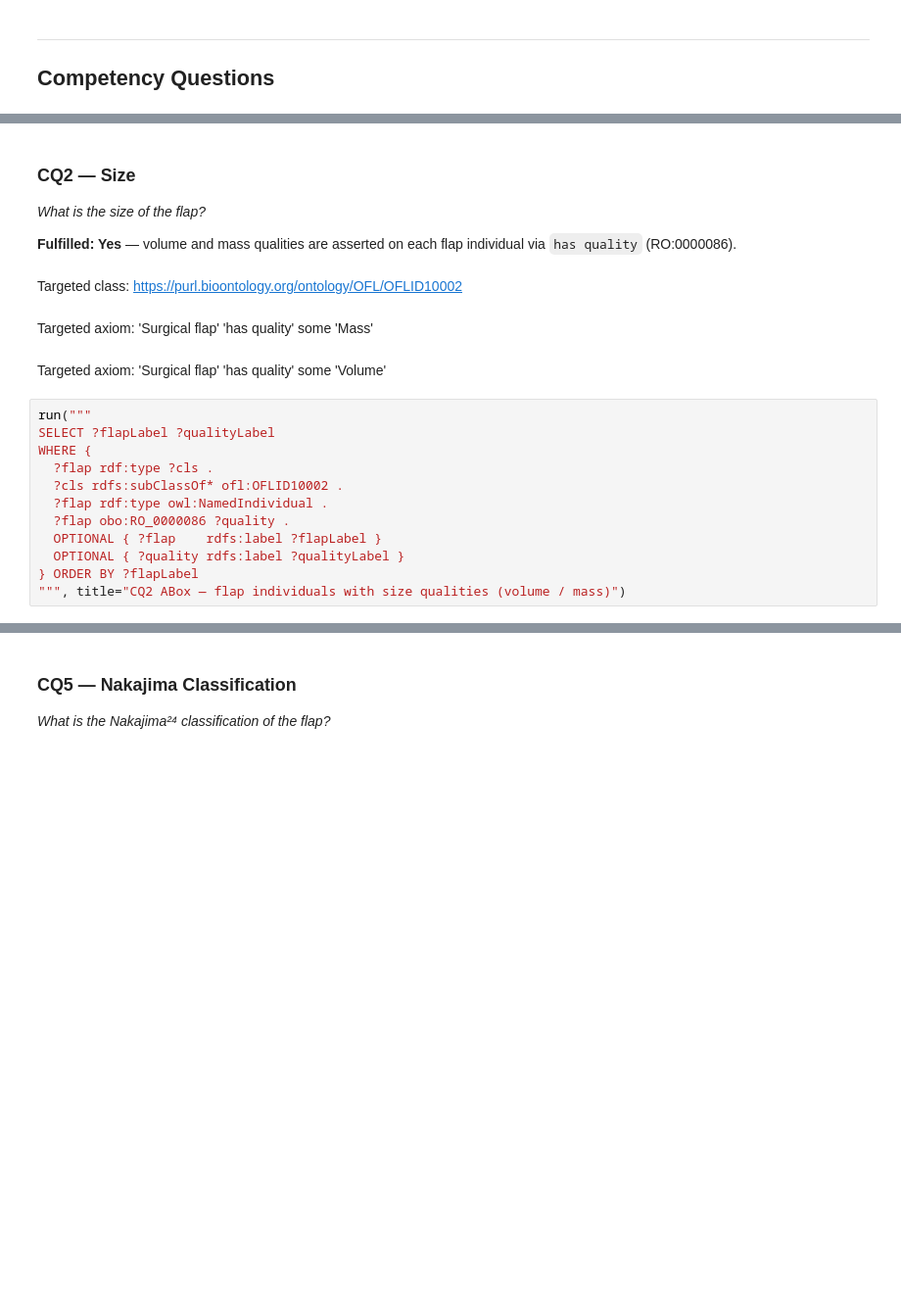
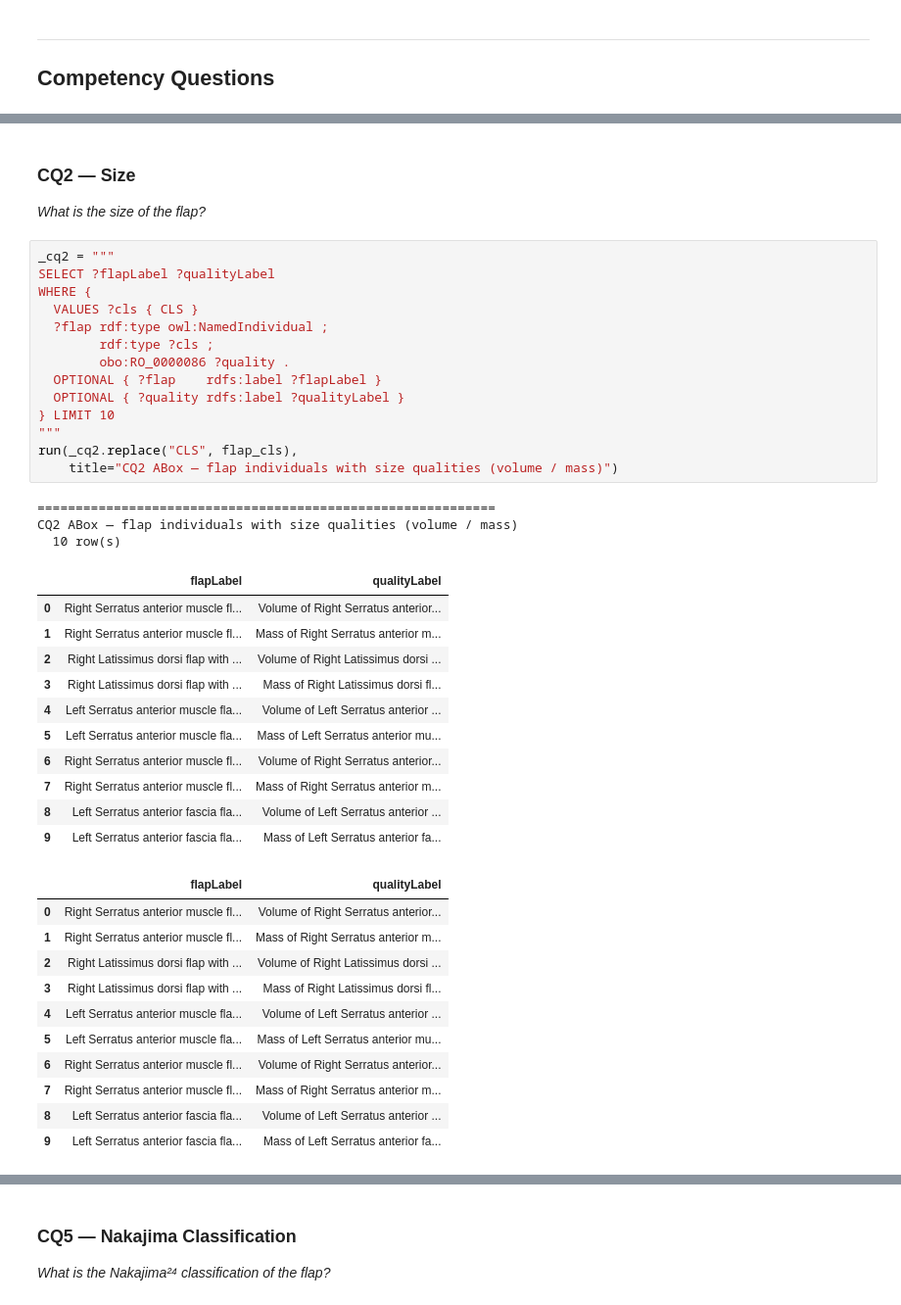
Before and after one commit to Strubbelig/Flap-ontology-project, a Jupyter notebook: notebooks/cq_sparql_queries.ipynb, the cells around one changed output, grey strips where cells are left out. Shown at 98% size. Drawn from its saved outputs; the diff is of its cells as text; blank space fills up the shorter version.

```diff
--- a/notebooks/cq_sparql_queries.ipynb
+++ b/notebooks/cq_sparql_queries.ipynb
@@ -128,26 +172,46 @@ WHERE {
 # %% [markdown]
 ### CQ2 — Size
 *What is the size of the flap?*
-
-**Fulfilled: Yes** — volume and mass qualities are asserted on each flap individual via `has quality` (RO:0000086).
-# %% [markdown]
-Targeted class: https://purl.bioontology.org/ontology/OFL/OFLID10002
-# %% [markdown]
-Targeted axiom: 'Surgical flap' 'has quality' some 'Mass'
-# %% [markdown]
-Targeted axiom: 'Surgical flap' 'has quality' some 'Volume'
 # %%
-run("""
+_cq2 = """
 SELECT ?flapLabel ?qualityLabel
 WHERE {
-  ?flap rdf:type ?cls .
-  ?cls rdfs:subClassOf* ofl:OFLID10002 .
-  ?flap rdf:type owl:NamedIndividual .
-  ?flap obo:RO_0000086 ?quality .
+  VALUES ?cls { CLS }
+  ?flap rdf:type owl:NamedIndividual ;
+        rdf:type ?cls ;
+        obo:RO_0000086 ?quality .
   OPTIONAL { ?flap    rdfs:label ?flapLabel }
   OPTIONAL { ?quality rdfs:label ?qualityLabel }
-} ORDER BY ?flapLabel
-""", title="CQ2 ABox — flap individuals with size qualities (volume / mass)")
+} LIMIT 10
+"""
+run(_cq2.replace("CLS", flap_cls),
+    title="CQ2 ABox — flap individuals with size qualities (volume / mass)")
+# %% [output]
+============================================================
+CQ2 ABox — flap individuals with size qualities (volume / mass)
+  10 row(s)
+|  | flapLabel | qualityLabel |
+| 0 | Right Serratus anterior muscle fl... | Volume of Right Serratus anterior... |
+| 1 | Right Serratus anterior muscle fl... | Mass of Right Serratus anterior m... |
+| 2 | Right Latissimus dorsi flap with ... | Volume of Right Latissimus dorsi ... |
+| 3 | Right Latissimus dorsi flap with ... | Mass of Right Latissimus dorsi fl... |
+| 4 | Left Serratus anterior muscle fla... | Volume of Left Serratus anterior ... |
+| 5 | Left Serratus anterior muscle fla... | Mass of Left Serratus anterior mu... |
+| 6 | Right Serratus anterior muscle fl... | Volume of Right Serratus anterior... |
+| 7 | Right Serratus anterior muscle fl... | Mass of Right Serratus anterior m... |
+| 8 | Left Serratus anterior fascia fla... | Volume of Left Serratus anterior ... |
+| 9 | Left Serratus anterior fascia fla... | Mass of Left Serratus anterior fa... |
+|  | flapLabel | qualityLabel |
+| 0 | Right Serratus anterior muscle fl... | Volume of Right Serratus anterior... |
+| 1 | Right Serratus anterior muscle fl... | Mass of Right Serratus anterior m... |
+| 2 | Right Latissimus dorsi flap with ... | Volume of Right Latissimus dorsi ... |
+| 3 | Right Latissimus dorsi flap with ... | Mass of Right Latissimus dorsi fl... |
+| 4 | Left Serratus anterior muscle fla... | Volume of Left Serratus anterior ... |
+| 5 | Left Serratus anterior muscle fla... | Mass of Left Serratus anterior mu... |
+| 6 | Right Serratus anterior muscle fl... | Volume of Right Serratus anterior... |
+| 7 | Right Serratus anterior muscle fl... | Mass of Right Serratus anterior m... |
+| 8 | Left Serratus anterior fascia fla... | Volume of Left Serratus anterior ... |
+| 9 | Left Serratus anterior fascia fla... | Mass of Left Serratus anterior fa... |
 # %% [markdown]
 ### CQ3 — Vessel Connection
 *To which vessels is the flap connected?*
```
Also changed, not shown: parts of 83 cells of this notebook, 22 other files.
